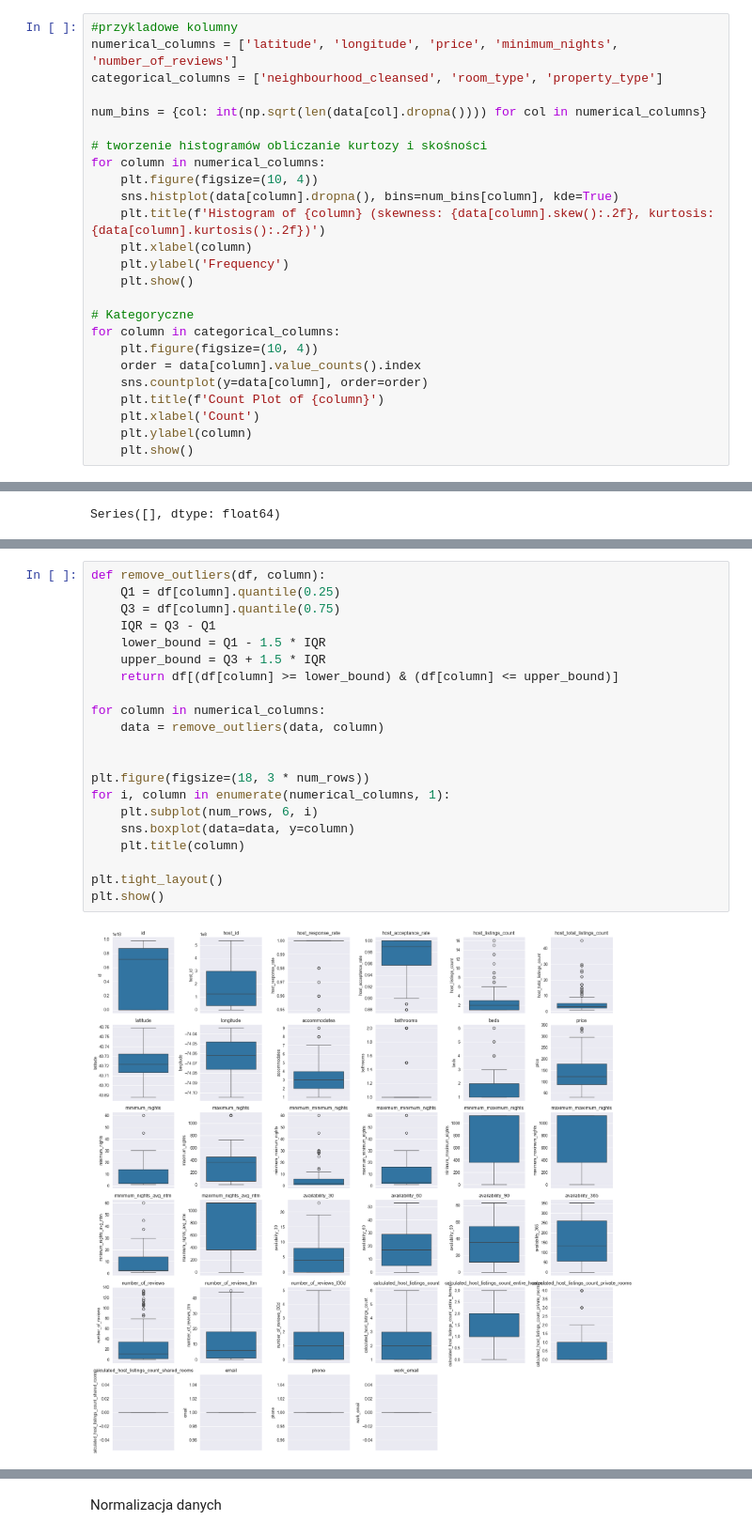
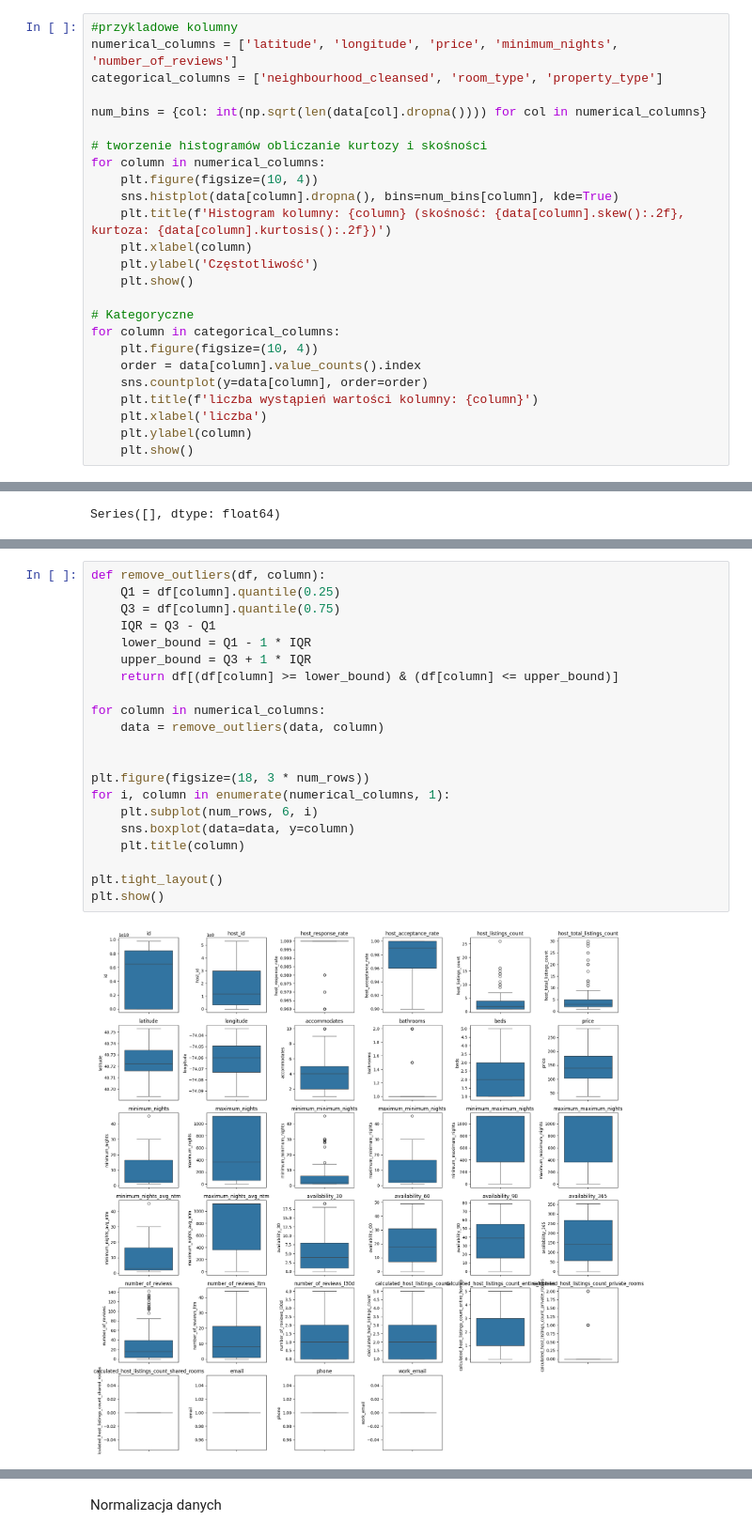
Before and after one commit to KaroIex/New-Jersey, a Jupyter notebook: New Jersey.ipynb, the cells around one changed output, grey strips where cells are left out. Shown at 94% size. Drawn from its saved outputs; the diff is of its cells as text.

```diff
--- a/New Jersey.ipynb
+++ b/New Jersey.ipynb
@@ -861,9 +861,9 @@ num_bins = {col: int(np.sqrt(len(data[col].dropna()))) for col in numerical_colu
 for column in numerical_columns:
     plt.figure(figsize=(10, 4))
     sns.histplot(data[column].dropna(), bins=num_bins[column], kde=True)
-    plt.title(f'Histogram of {column} (skewness: {data[column].skew():.2f}, kurtosis: {data[column].kurtosis():.2f})')
+    plt.title(f'Histogram kolumny: {column} (skośność: {data[column].skew():.2f}, kurtoza: {data[column].kurtosis():.2f})')
     plt.xlabel(column)
-    plt.ylabel('Frequency')
+    plt.ylabel('Częstotliwość')
     plt.show()
 
 # Kategoryczne
@@ -871,8 +871,8 @@ for column in categorical_columns:
     plt.figure(figsize=(10, 4))
     order = data[column].value_counts().index
     sns.countplot(y=data[column], order=order)
-    plt.title(f'Count Plot of {column}')
-    plt.xlabel('Count')
+    plt.title(f'liczba wystąpień wartości kolumny: {column}')
+    plt.xlabel('liczba')
     plt.ylabel(column)
     plt.show()
 # %% [output]
@@ -999,24 +1004,24 @@ plt.show()
 # %%
 def remove_outliers(df, column):
     Q1 = df[column].quantile(0.25)
     Q3 = df[column].quantile(0.75)
     IQR = Q3 - Q1
-    lower_bound = Q1 - 1.5 * IQR
-    upper_bound = Q3 + 1.5 * IQR
+    lower_bound = Q1 - 1 * IQR
+    upper_bound = Q3 + 1 * IQR
     return df[(df[column] >= lower_bound) & (df[column] <= upper_bound)]
 
 for column in numerical_columns:
     data = remove_outliers(data, column)
 
 
 plt.figure(figsize=(18, 3 * num_rows))
 for i, column in enumerate(numerical_columns, 1):
     plt.subplot(num_rows, 6, i)
     sns.boxplot(data=data, y=column)
     plt.title(column)
 
 plt.tight_layout()
 plt.show()
 # %% [output]
-[figure, old version]
+[figure, new version]
 # %% [markdown]
```
Also changed, not shown: parts of 17 cells of this notebook.
